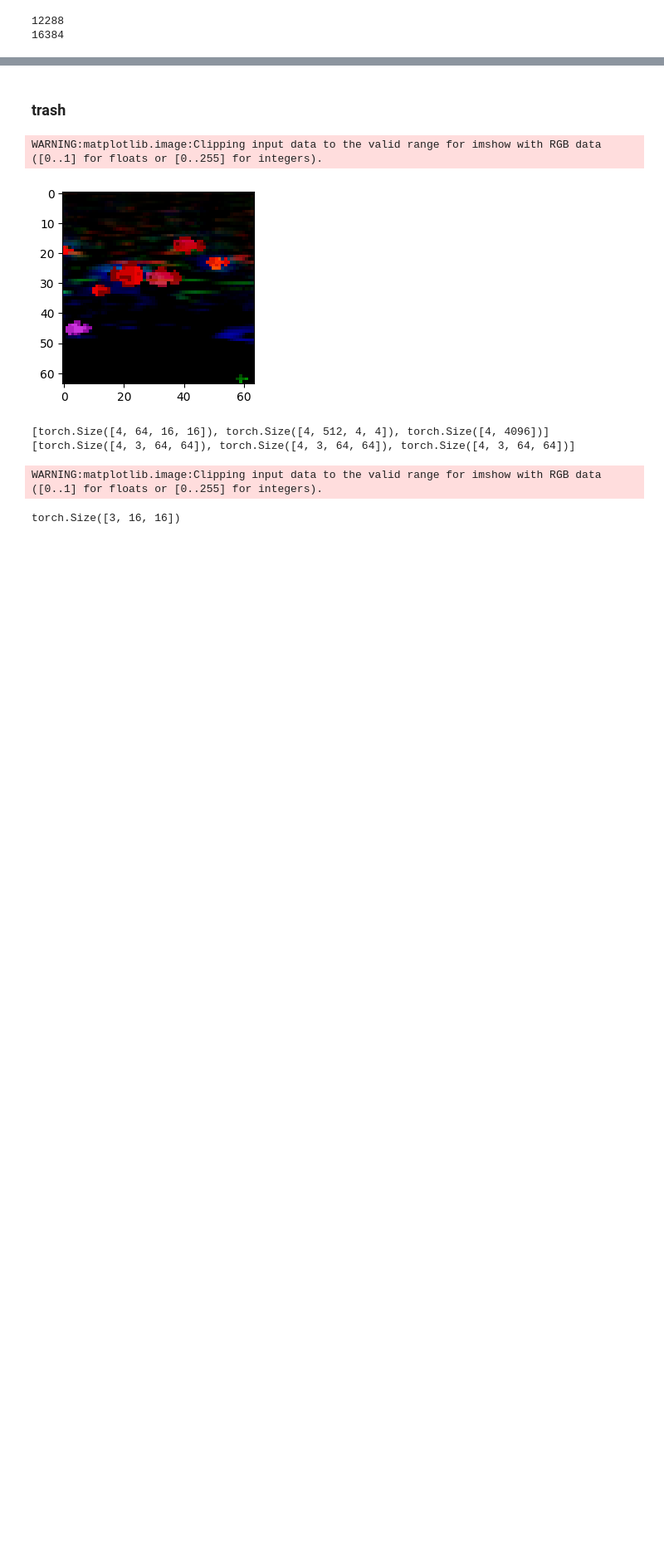
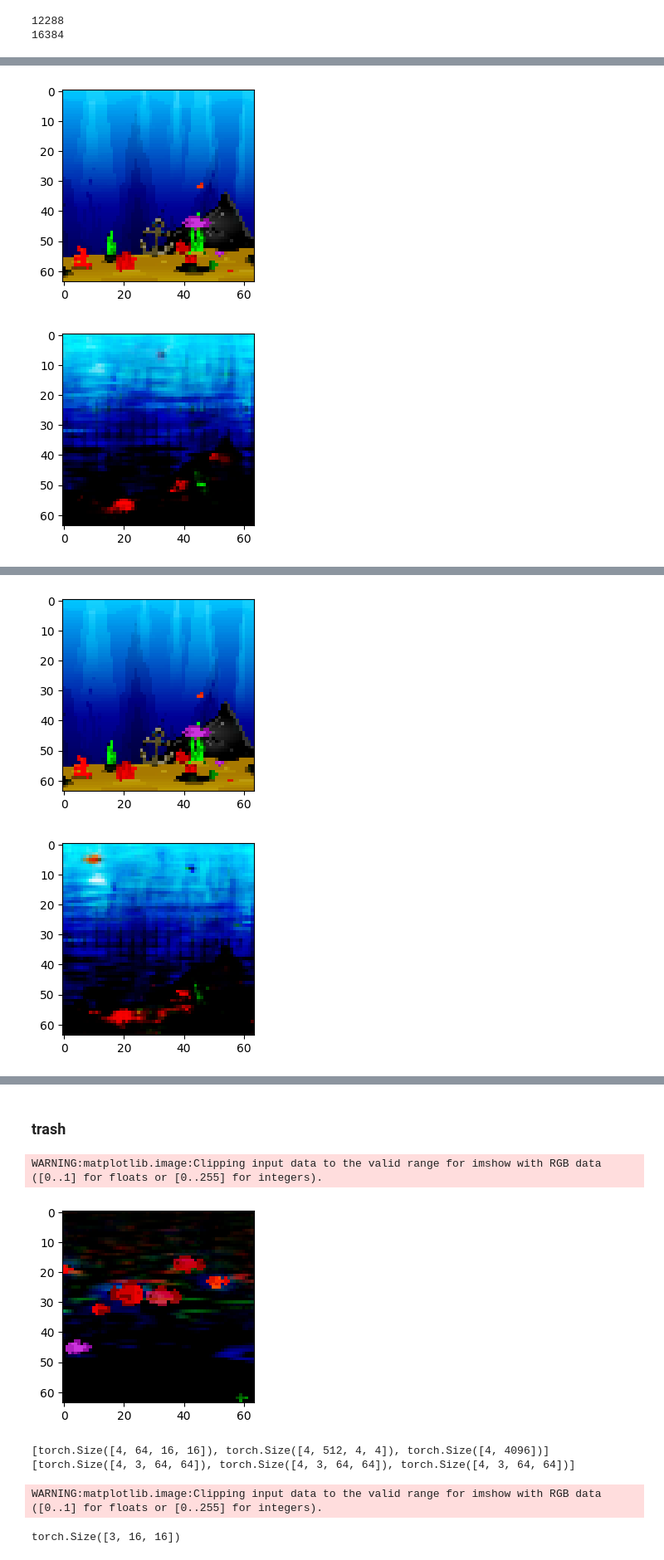
Before and after one commit to eisbetterthanpi/pytorch, a Jupyter notebook: conv_autoencoder.ipynb, the cells around one changed output, grey strips where cells are left out. Shown at 83% size. Cells and saved outputs as stored; diff of their text form; code cells hidden in the pictures; blank space fills up the shorter version.

```diff
--- a/conv_autoencoder.ipynb
+++ b/conv_autoencoder.ipynb
@@ -522,7 +534,8 @@ def off_diagonal(x):
     return x.flatten()[:-1].view(n - 1, n + 1)[:, 1:].flatten()
 
 class JEPA(nn.Module):
-    def __init__(self, in_dim, d_model, dim_a, dim_z, dim_v):
+    # def __init__(self, in_dim, d_model, dim_a, dim_z, dim_v):
+    def __init__(self, d_model, dim_v):
         super(JEPA, self).__init__()
         # d_list=[32, 64, 128, 256, 512, 1024]
         d_list=[32, 64, d_model]
@@ -581,25 +594,24 @@ class JEPA(nn.Module):
 
     def loss(self, x):
         sx = self.enc(x)
-        v_c_loss = self.v_creg(self.exp(sx))
-        dec_loss = F.mse_loss(self.deconv(sx.detach()), x)
-        return v_c_loss + dec_loss
+        std_loss, cov_loss = self.v_creg(self.exp(sx))
+        dec_loss = F.mse_loss(self.decode(sx.detach()), x)
+        return std_loss, cov_loss, dec_loss
 
     def forward(self, x):
+        # print("fwd1", x.shape)
         x = self.encode(x)
+        # print("fwd2", x.shape)
         x = self.decode(x)
         return x
 
-    def encode(self, x): return self.enc(x).squeeze()
+    def encode(self, x): return self.enc(x)#.squeeze()
     def decode(self, x): return self.deconv(x.unsqueeze(-1).unsqueeze(-1))
     # def decode(self, x): return self.deconv(x)
 
 
-d_model=16
-dim_z= 1#-5
+d_model=128 # 128
 dim_v=32
-dim_a=4
-model = JEPA(in_dim, d_model, dim_a, dim_z, dim_v).to(device)
+model = JEPA(d_model, dim_v).to(device)
 # x=torch.rand(1, in_dimx)
-# y=torch.rand(1, in_dimy)
 # loss = model.loss(x,y)
@@ -607,7 +632,15 @@ model = JEPA(in_dim, d_model, dim_a, dim_z, dim_v).to(device)
 # @title train autoencoder
 # optim = torch.optim.AdamW(model.parameters(), 1e-3, (0.9, 0.95)) # 256 lr = 1e-3
 # optim = torch.optim.AdamW(model.parameters(), 1e-4, (0.9, 0.95)) # lr = 1e-3
-# optim = torch.optim.AdamW(model.parameters(), 1e-3, (0.9, 0.95)) # lr = 1e-3
+# optim = torch.optim.AdamW(model.parameters(), 1e-2, (0.9, 0.95)) # lr = 1e-3
+
+# import torcheval
+# from torcheval.metrics import StructuralSimilarity, FrechetInceptionDistance
+# # https://pytorch.org/torcheval/main/torcheval.metrics.html#image-metrics
+# loss_fn = torcheval.metrics.StructuralSimilarity()
+# loss_fn = torcheval.metrics.FrechetInceptionDistance()
+# from torchmetrics.image import StructuralSimilarityIndexMeasure # no backward
+# from ignite.metrics import SSIM
 
 def train(dataloader, model, optimizer, scheduler=None, verbose=True):
     size = len(dataloader)
@@ -616,15 +649,20 @@ def train(dataloader, model, optimizer, scheduler=None, verbose=True):
         state = state.to(device)
         # sx_ = agent.jepa.enc(state)
         # state_ = agent.conv(sx_)
-        # state_ = model(state)
+        state_ = model(state)
         # # s1,s2,state_ = model(state)
-        # loss = F.mse_loss(state_, state)
-        loss = model.loss(state)
+        loss = F.mse_loss(state_, state)
+        # loss = SSIM(state_, state)
+        # loss = FrechetInceptionDistance(state_, state)
+        # std_loss, cov_loss, dec_loss = model.loss(state)
+        # loss = std_loss + cov_loss + dec_loss
         loss.backward()
         optimizer.step()
         optimizer.zero_grad()
         if scheduler is not None: scheduler.step()
-        try: wandb.log({"loss": loss.item()})
+        # print("loss std,cov,dec", std_loss.item(), cov_loss.item(), dec_loss.item())
+        # try: wandb.log({"loss": loss.item()})
+        try: wandb.log({"std": std_loss.item(), "cov": cov_loss.item(), "dec": dec_loss.item()})
         except: pass
         if batch % (size//10) == 0:
             loss, current = loss.item(), batch
@@ -635,14 +673,14 @@ for i in range(10):
     print(i)
     # print(optim.param_groups[0]['lr'])
     train(train_loader,model,optim)
-    state = buffer[7][80][0]
+    state = buffer[12][40][0]
     transform = transforms.Compose([transforms.ToTensor(), transforms.Normalize((0.5, 0.5, 0.5), (0.5, 0.5, 0.5))])
     state = transform(state).unsqueeze(0).to(device)[0]
     # print(state.shape)
     # sx_ = model.encode(state.unsqueeze(0))
     # # print(sx_.shape)
     # out= model.decode(sx_.unsqueeze(0)).squeeze(0)
-    out =model(state)
+    out =model(state.unsqueeze(0)).squeeze(0)
     # out= model.decode(sx_)
     # print(out.shape)
     imshow(state.detach().cpu())
@@ -650,3 +688,4 @@ for i in range(10):
     # imshow(out[0].squeeze(0).detach().cpu())
     # imshow(out[1].squeeze(0).detach().cpu())
     # imshow(out[2].squeeze(0).detach().cpu())
+# %% [output]
@@ -652,0 +705,2 @@ for i in range(10):
+[figure, added]
+[figure, added]
@@ -652,0 +720,2 @@ for i in range(10):
+[figure, added]
+[figure, added]
```
Also changed, not shown: parts of 5 cells of this notebook.
